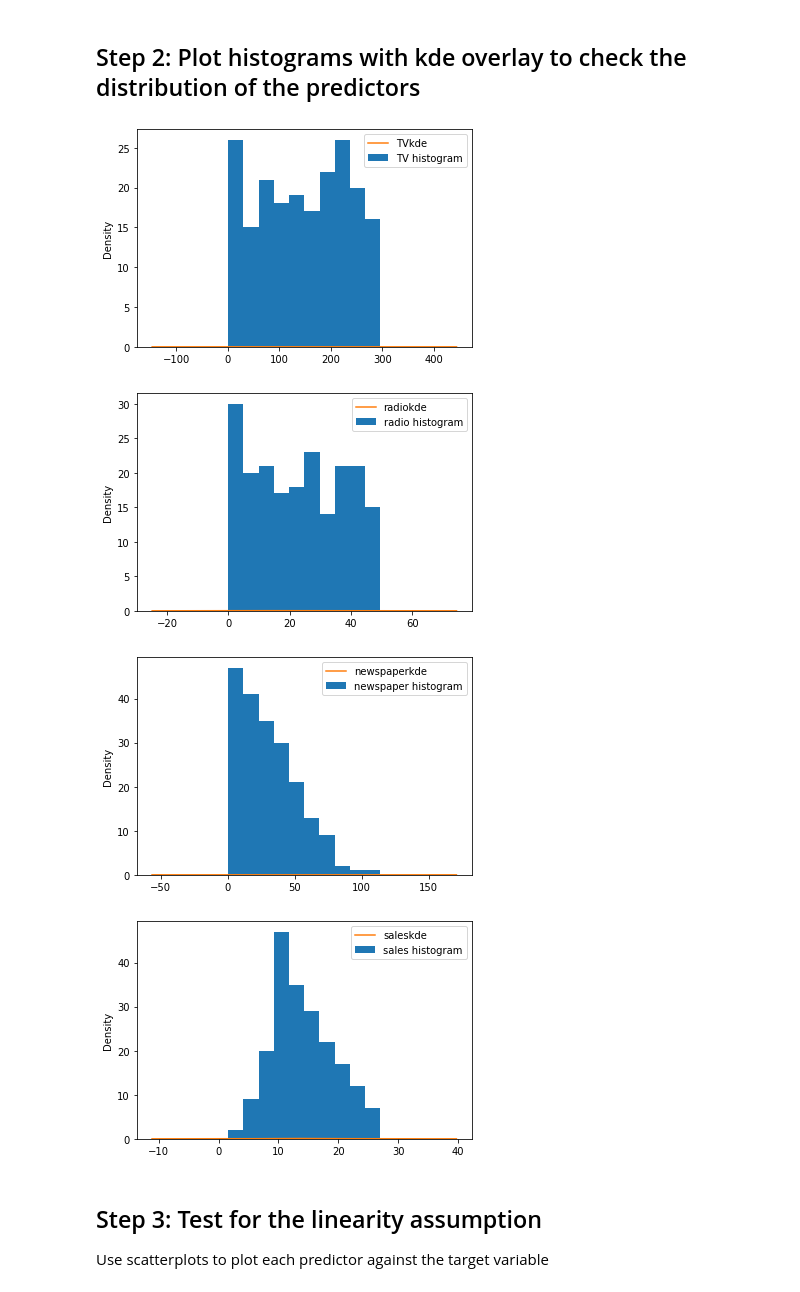
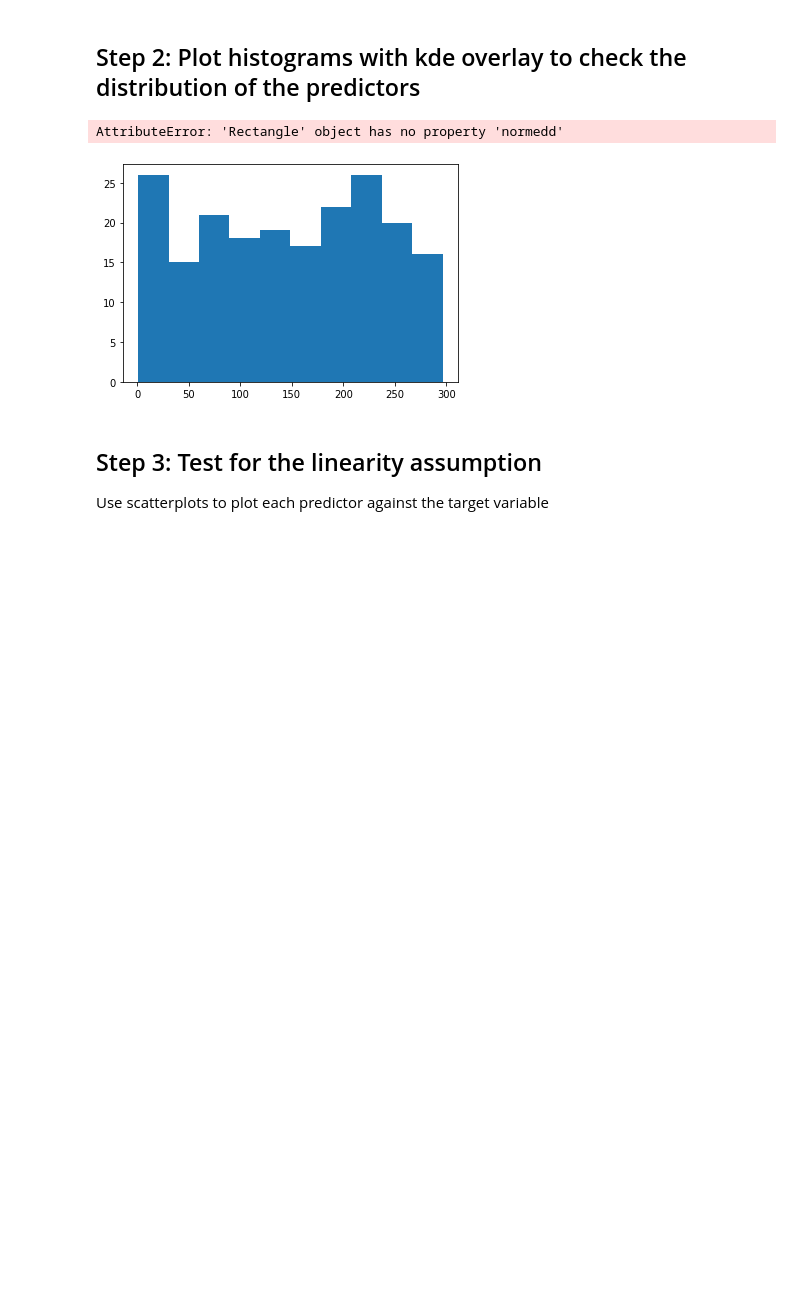
Before and after one commit to kcahlers/dsc-ols-statsmodels-lab-hbs-ds-060120, a Jupyter notebook: index.ipynb, the cells around one changed output. Cells and saved outputs as stored; diff of their text form; code cells hidden in the pictures; blank space fills up the shorter version.

```diff
--- a/index.ipynb
+++ b/index.ipynb
@@ -59,15 +59,13 @@ df.describe()
 # %%
 # For all the variables, check distribution by creating a histogram with kde
 for column in df:
-    df[column].plot.hist(label = column + ' histogram')
+    df[column].plot.hist(normedd=True, label = column + ' histogram')
     df[column].plot.kde(label = column + 'kde')
     plt.legend()
     plt.show()
 # %% [output]
+AttributeError: 'Rectangle' object has no property 'normedd'
-[figure, old version]
+[figure, new version]
-[figure, removed]
-[figure, removed]
-[figure, removed]
 # %%
 # Record your observations here
 # %% [markdown]
```
